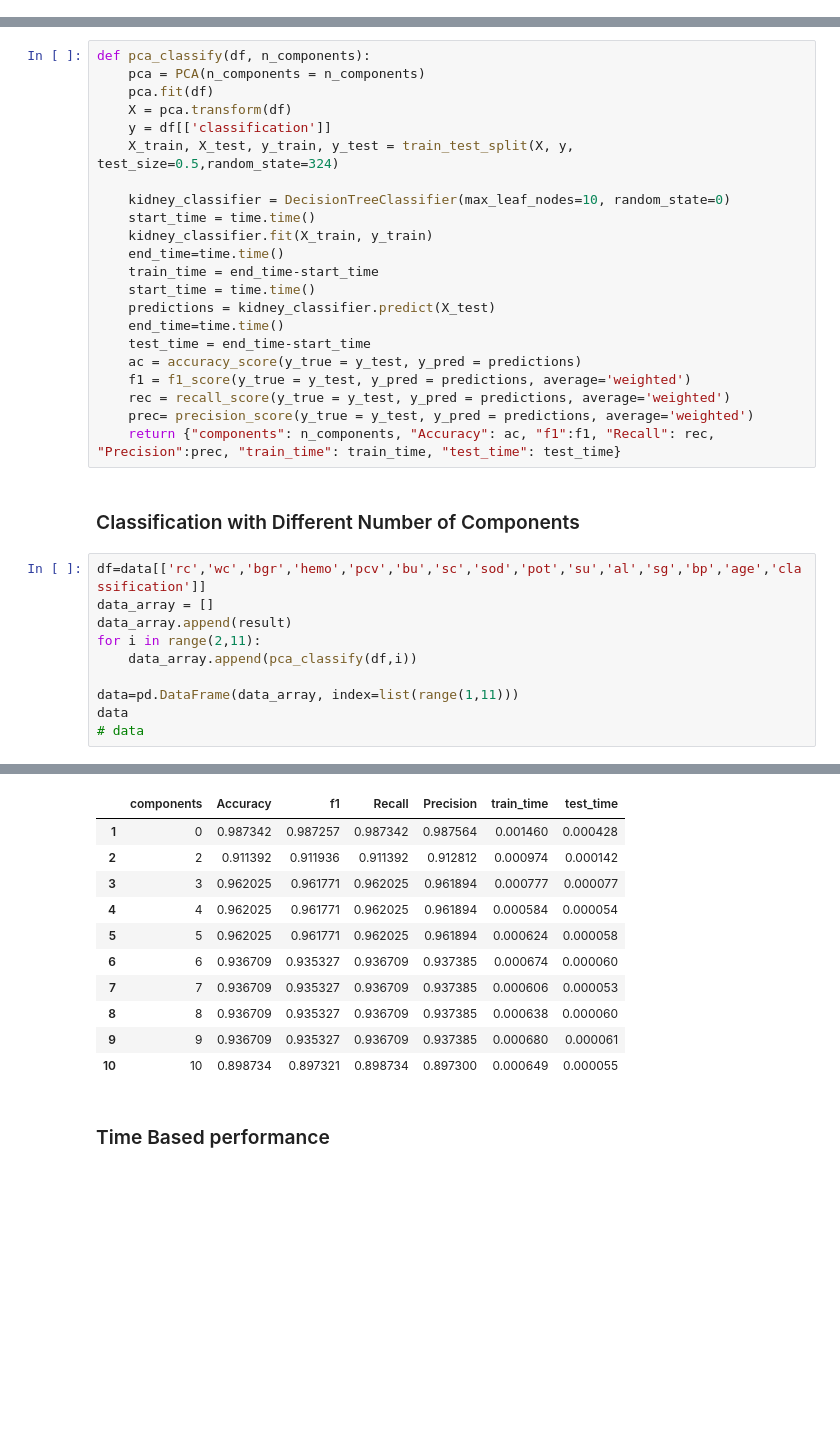
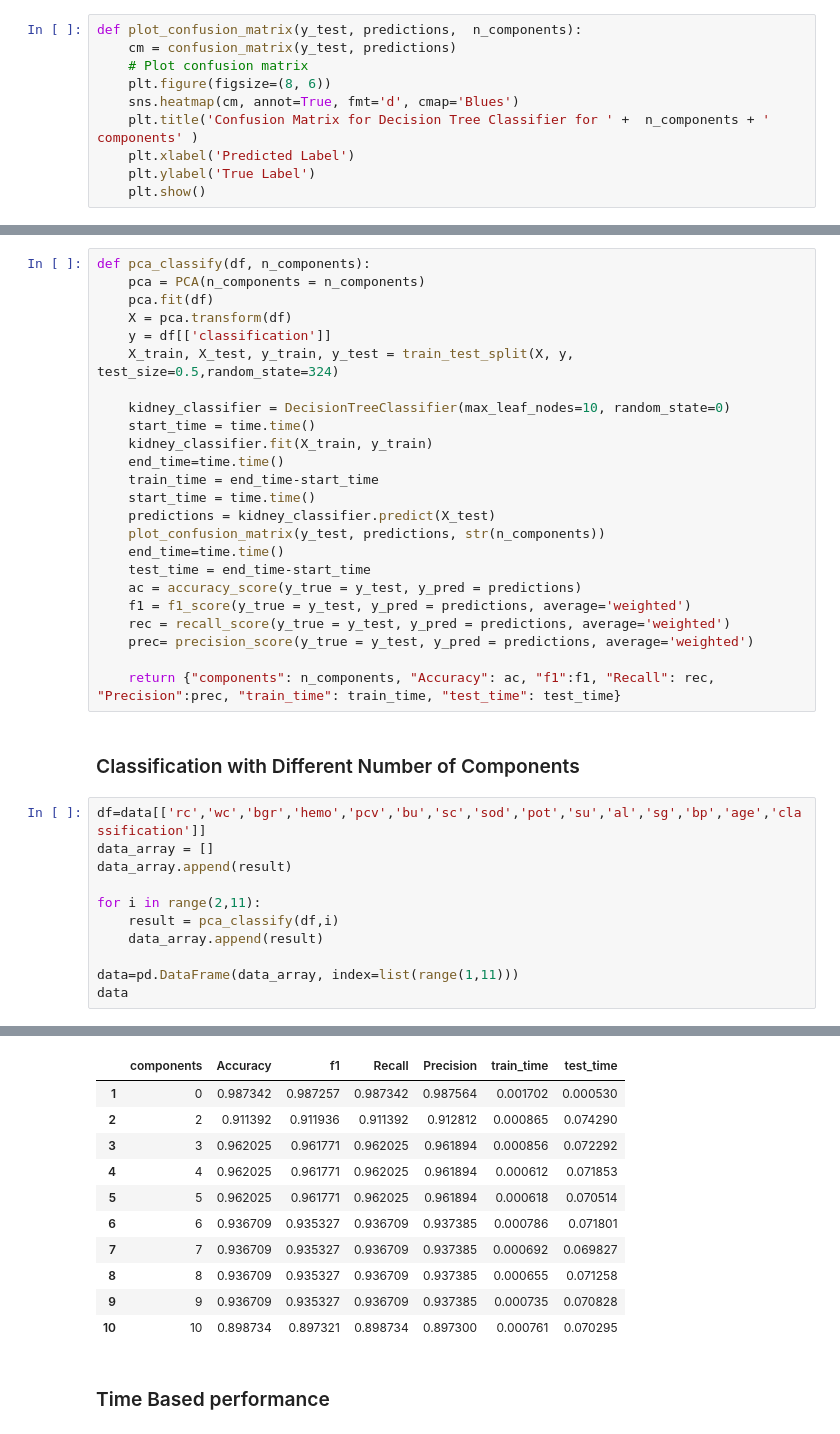
Before and after one commit to esanolad/kidney_disease_classification, a Jupyter notebook: classify.ipynb, the cells around one changed output, grey strips where cells are left out. Drawn from its saved outputs; the diff is of its cells as text; blank space fills up the shorter version.

```diff
--- a/classify.ipynb
+++ b/classify.ipynb
@@ -318,0 +322,10 @@ array([0, 0, 1, 0, 0, 1, 0, 0, 0, 1])
+# %%
+def plot_confusion_matrix(y_test, predictions,  n_components):
+    cm = confusion_matrix(y_test, predictions)
+    # Plot confusion matrix
+    plt.figure(figsize=(8, 6))
+    sns.heatmap(cm, annot=True, fmt='d', cmap='Blues')
+    plt.title('Confusion Matrix for Decision Tree Classifier for ' +  n_components + ' components' )
+    plt.xlabel('Predicted Label')
+    plt.ylabel('True Label')
+    plt.show()
@@ -367,12 +385,14 @@ def pca_classify(df, n_components):
     train_time = end_time-start_time
     start_time = time.time()
     predictions = kidney_classifier.predict(X_test)
+    plot_confusion_matrix(y_test, predictions, str(n_components))
     end_time=time.time()
     test_time = end_time-start_time
     ac = accuracy_score(y_true = y_test, y_pred = predictions)
     f1 = f1_score(y_true = y_test, y_pred = predictions, average='weighted')
     rec = recall_score(y_true = y_test, y_pred = predictions, average='weighted')
     prec= precision_score(y_true = y_test, y_pred = predictions, average='weighted')
+
     return {"components": n_components, "Accuracy": ac, "f1":f1, "Recall": rec, "Precision":prec, "train_time": train_time, "test_time": test_time}
 # %% [markdown]
 ### Classification with Different Number of Components
@@ -380,10 +400,11 @@ def pca_classify(df, n_components):
 df=data[['rc','wc','bgr','hemo','pcv','bu','sc','sod','pot','su','al','sg','bp','age','classification']]
 data_array = []
 data_array.append(result)
+
 for i in range(2,11):
-    data_array.append(pca_classify(df,i))
+    result = pca_classify(df,i)
+    data_array.append(result)
 
 data=pd.DataFrame(data_array, index=list(range(1,11)))
 data
-# data
 # %% [output]
@@ -390,14 +420,14 @@ data
 |  | components | Accuracy | f1 | Recall | Precision | train_time | test_time |
-| 1 | 0 | 0.987342 | 0.987257 | 0.987342 | 0.987564 | 0.001460 | 0.000428 |
-| 2 | 2 | 0.911392 | 0.911936 | 0.911392 | 0.912812 | 0.000974 | 0.000142 |
-| 3 | 3 | 0.962025 | 0.961771 | 0.962025 | 0.961894 | 0.000777 | 0.000077 |
-| 4 | 4 | 0.962025 | 0.961771 | 0.962025 | 0.961894 | 0.000584 | 0.000054 |
-| 5 | 5 | 0.962025 | 0.961771 | 0.962025 | 0.961894 | 0.000624 | 0.000058 |
-| 6 | 6 | 0.936709 | 0.935327 | 0.936709 | 0.937385 | 0.000674 | 0.000060 |
-| 7 | 7 | 0.936709 | 0.935327 | 0.936709 | 0.937385 | 0.000606 | 0.000053 |
-| 8 | 8 | 0.936709 | 0.935327 | 0.936709 | 0.937385 | 0.000638 | 0.000060 |
-| 9 | 9 | 0.936709 | 0.935327 | 0.936709 | 0.937385 | 0.000680 | 0.000061 |
-| 10 | 10 | 0.898734 | 0.897321 | 0.898734 | 0.897300 | 0.000649 | 0.000055 |
+| 1 | 0 | 0.987342 | 0.987257 | 0.987342 | 0.987564 | 0.001702 | 0.000530 |
+| 2 | 2 | 0.911392 | 0.911936 | 0.911392 | 0.912812 | 0.000865 | 0.074290 |
+| 3 | 3 | 0.962025 | 0.961771 | 0.962025 | 0.961894 | 0.000856 | 0.072292 |
+| 4 | 4 | 0.962025 | 0.961771 | 0.962025 | 0.961894 | 0.000612 | 0.071853 |
+| 5 | 5 | 0.962025 | 0.961771 | 0.962025 | 0.961894 | 0.000618 | 0.070514 |
+| 6 | 6 | 0.936709 | 0.935327 | 0.936709 | 0.937385 | 0.000786 | 0.071801 |
+| 7 | 7 | 0.936709 | 0.935327 | 0.936709 | 0.937385 | 0.000692 | 0.069827 |
+| 8 | 8 | 0.936709 | 0.935327 | 0.936709 | 0.937385 | 0.000655 | 0.071258 |
+| 9 | 9 | 0.936709 | 0.935327 | 0.936709 | 0.937385 | 0.000735 | 0.070828 |
+| 10 | 10 | 0.898734 | 0.897321 | 0.898734 | 0.897300 | 0.000761 | 0.070295 |
 # %% [markdown]
 ### Time Based performance
 # %%
```
Also changed, not shown: parts of 8 cells of this notebook.
